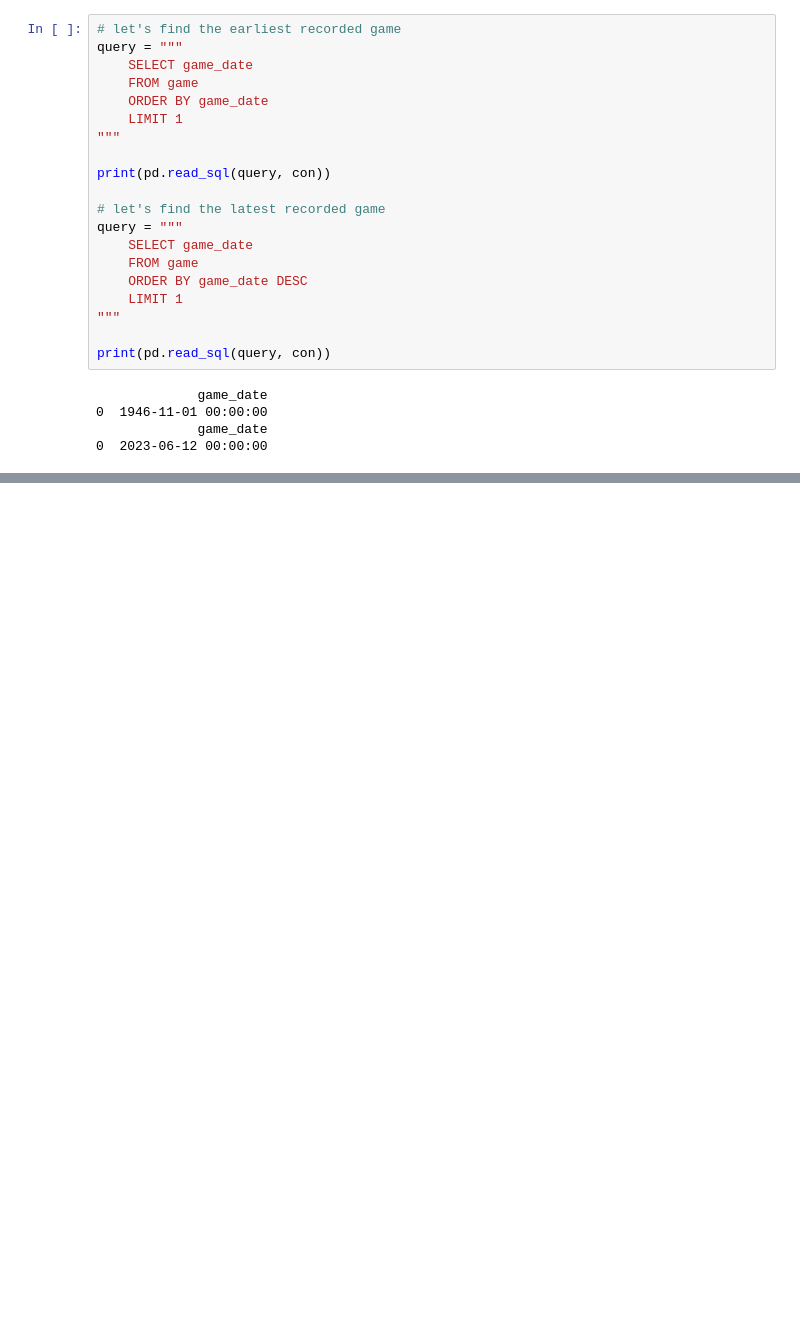
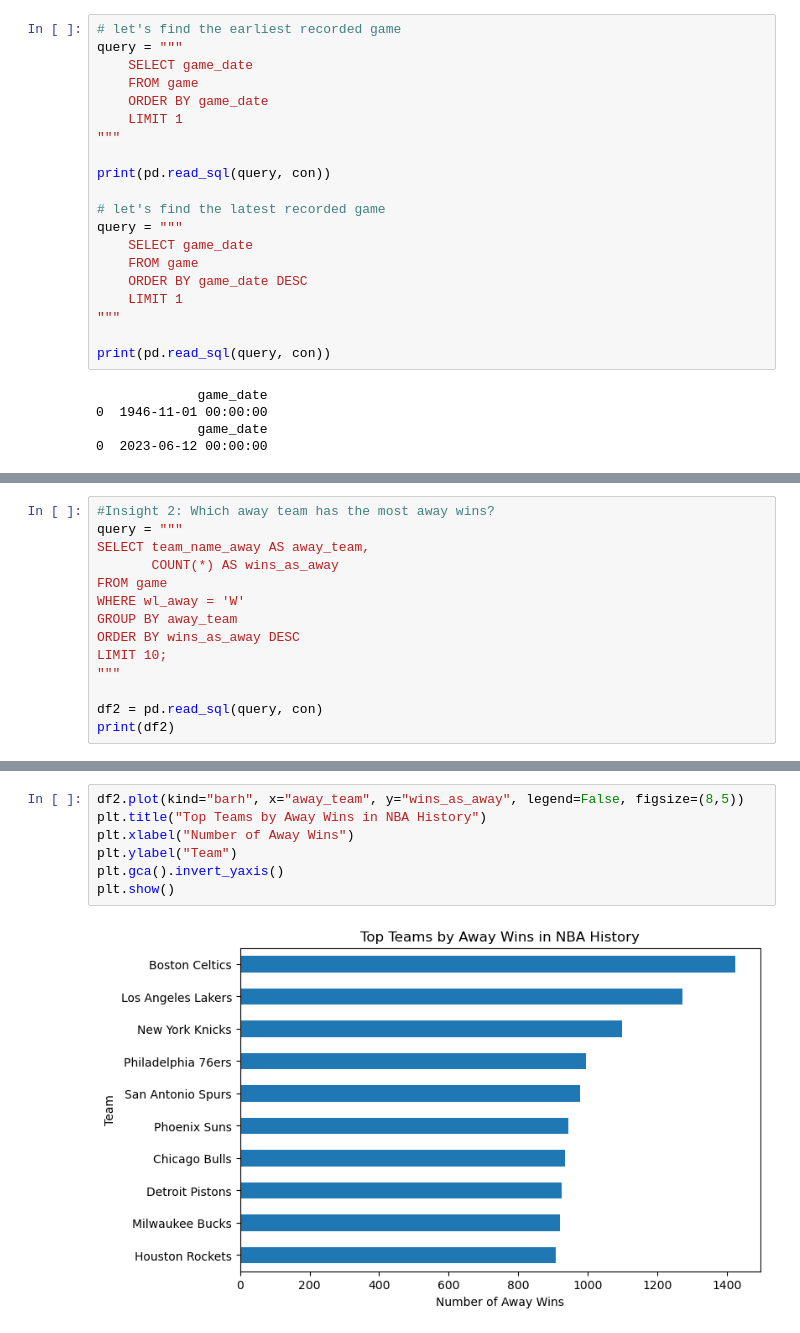
Before and after one commit to phyyl673/ps_2_ex3_database-A1, a Jupyter notebook: warm_up.ipynb, the cells around one changed output, grey strips where cells are left out. Drawn from its saved outputs; the diff is of its cells as text; blank space fills up the shorter version.

```diff
--- a/warm_up.ipynb
+++ b/warm_up.ipynb
@@ -171,0 +177,14 @@ print(pd.read_sql(query, con))
+# %%
+#Insight 2: Which away team has the most away wins?
+query = """
+SELECT team_name_away AS away_team,
+       COUNT(*) AS wins_as_away
+FROM game
+WHERE wl_away = 'W'
+GROUP BY away_team
+ORDER BY wins_as_away DESC
+LIMIT 10;
+"""
+
+df2 = pd.read_sql(query, con)
+print(df2)
@@ -171,0 +203,9 @@ print(pd.read_sql(query, con))
+# %%
+df2.plot(kind="barh", x="away_team", y="wins_as_away", legend=False, figsize=(8,5))
+plt.title("Top Teams by Away Wins in NBA History")
+plt.xlabel("Number of Away Wins")
+plt.ylabel("Team")
+plt.gca().invert_yaxis()
+plt.show()
+# %% [output]
+[figure, added]
```
Also changed, not shown: parts of 14 cells of this notebook, 3 other files.
